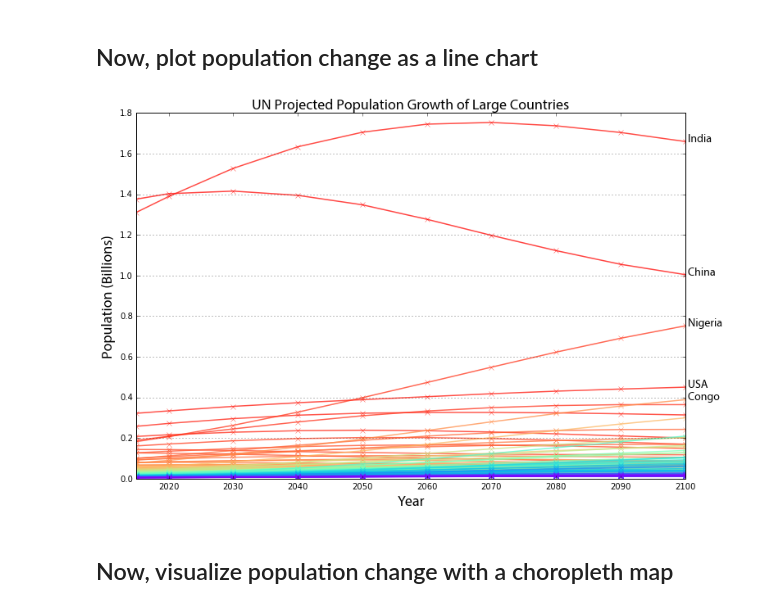
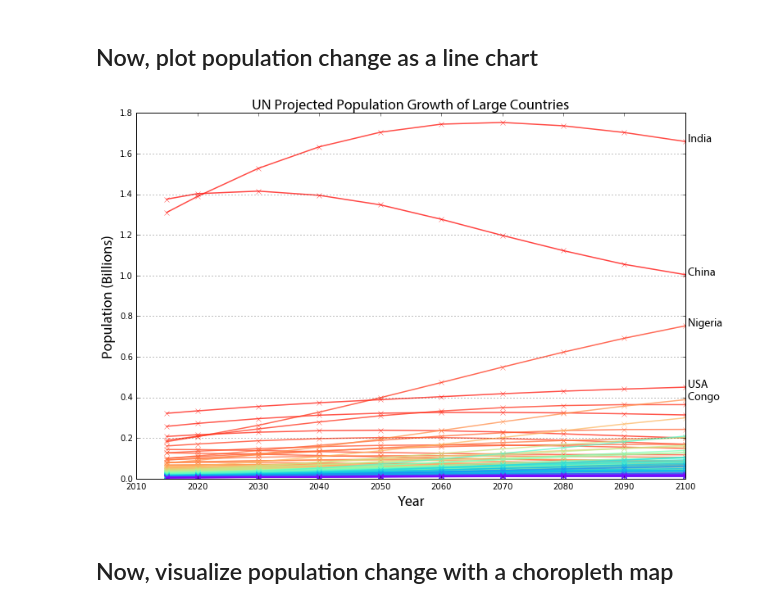
Before and after one commit to gboeing/ppde642, a Jupyter notebook: Examples-and-Demos/population-projections/visualize-population-projections.ipynb, the cells around one changed output. Drawn from its saved outputs; the diff is of its cells as text; code cells hidden in the pictures.

Commit message:
updated visuals

```diff
--- a/Examples-and-Demos/population-projections/visualize-population-projections.ipynb
+++ b/Examples-and-Demos/population-projections/visualize-population-projections.ipynb
@@ -76,29 +76,29 @@ color_list = color_map(increments).tolist()
 # %%
 fig, ax = plt.subplots(figsize=[12, 8])
 for col, c in reversed(zip(df_plot.columns, color_list)):
     ax.plot(df_plot[col]/10**9, linewidth='1.5', alpha=0.75, marker='x', color=c)
 
 ax.set_title('UN Projected Population Growth of Large Countries', fontproperties=label_font)
 ax.set_xlabel('Year', fontproperties=label_font)
 ax.set_ylabel('Population (Billions)', fontproperties=label_font)
 ax.yaxis.grid()
-ax.set_xlim([2015, 2100])
+#ax.set_xlim([2015, 2100])
 
 # annotate the top 5 countries
 def annotate(row):
     bbox = dict(boxstyle='round', color='w', fc='w', alpha=0.0)
     name = ' ' + row['country_name']
     pop = row['2100'] / 10**9
     ax.annotate(name, xy=(2100, pop), bbox=bbox, xycoords='data', fontproperties=annot_font)
 df['country_name'] = df['country_name'].str.replace('United States of America', 'USA')
 df['country_name'] = df['country_name'].str.replace('Democratic Republic of the Congo', 'Congo')
 df.sort_values(by='2100', ascending=False).head().apply(annotate, axis=1)
 
 #fig.tight_layout()
 fig.savefig('projected-pop-line.png', dpi=300)
 plt.show()
 # %% [output]
-[figure, old version]
+[figure, new version]
 # %% [markdown]
 ## Now, visualize population change with a choropleth map
 # %%
```
Also changed, not shown: parts of 2 cells of this notebook, 3 other files.
